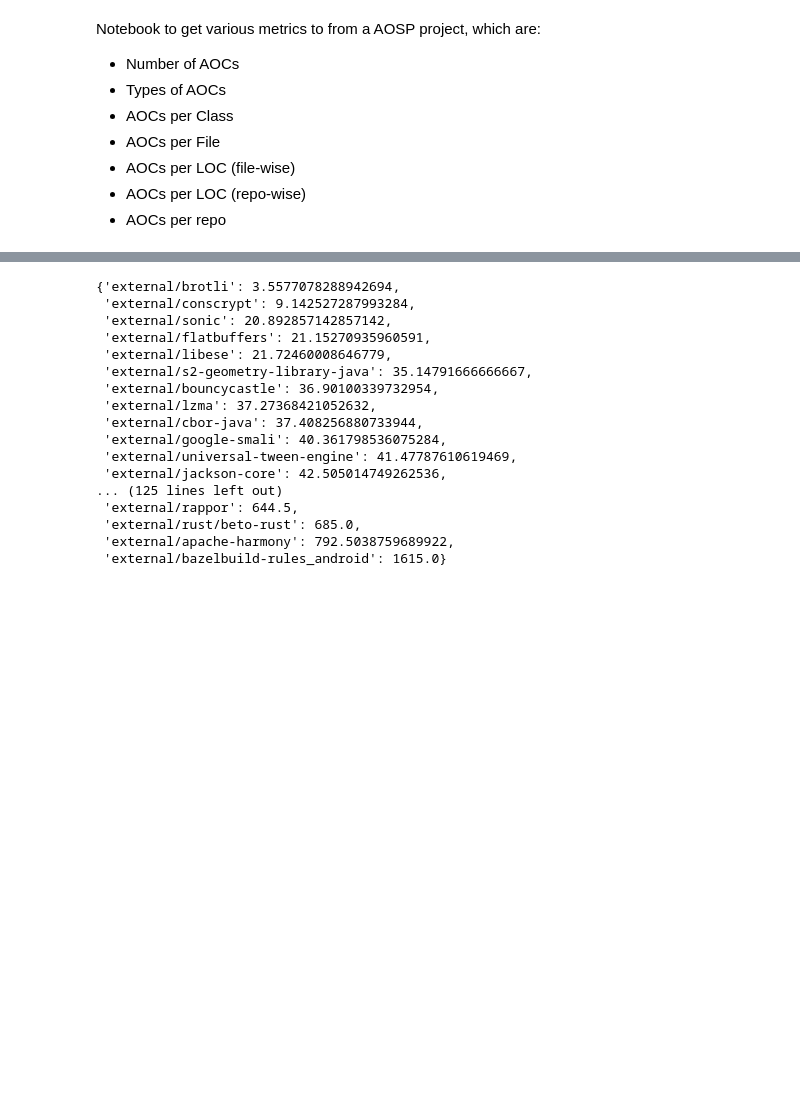
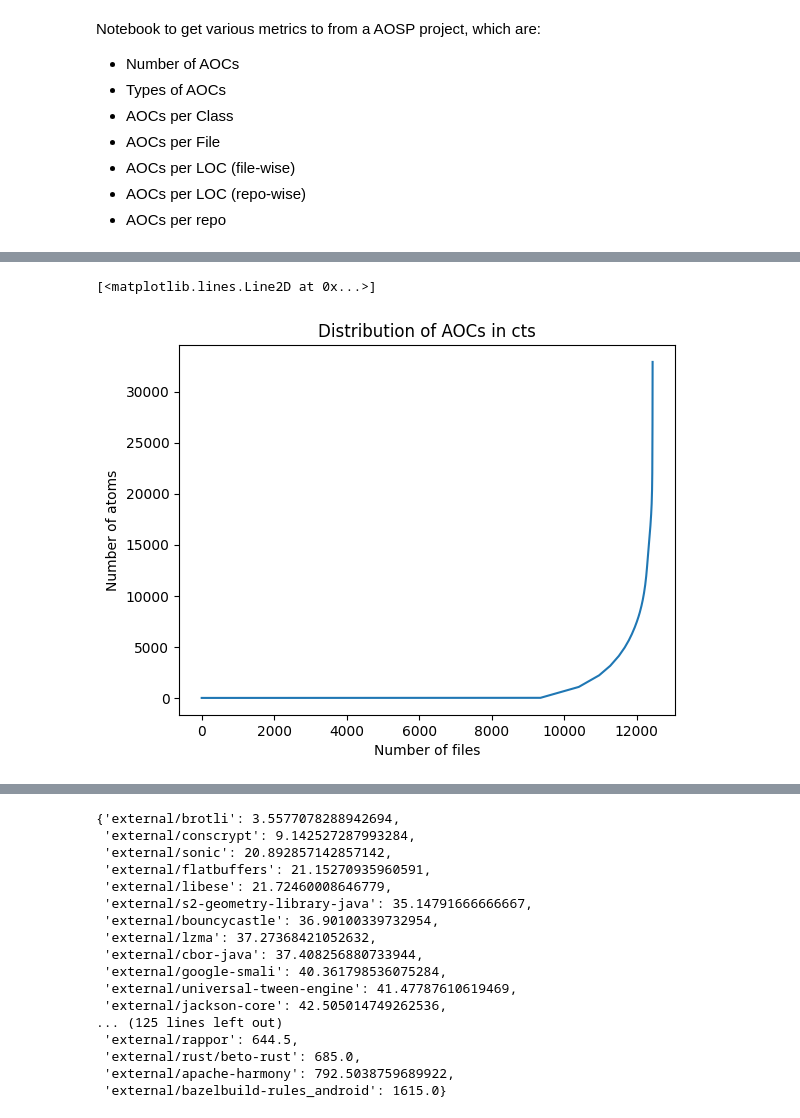
Before and after one commit to davitabosa12/aoc-android, a Jupyter notebook: analysis/aosp/metrics/aosp_ck_metrics.ipynb, the cells around one changed output, grey strips where cells are left out. Drawn from its saved outputs; the diff is of its cells as text; code cells hidden in the pictures; blank space fills up the shorter version.

Commit message:
matplotlib

```diff
--- a/analysis/aosp/metrics/aosp_ck_metrics.ipynb
+++ b/analysis/aosp/metrics/aosp_ck_metrics.ipynb
@@ -61,7 +63,7 @@ def report_aocs_per_repo(project_name) -> float:
 
 
 def report_aocs_per_repo_aospwise():
-    sql = "SELECT count(id) FROM aoc_reports GROUP BY project_name "
+    sql = "SELECT project_name, count(id) as qty_aocs FROM aoc_reports GROUP BY project_name ORDER BY qty_aocs DESC"
     cursor = connection.execute(sql)
     output = {}
     for proj_name, aoc_count in cursor:
@@ -85,11 +87,36 @@ def report_files_without_aocs(project_name) -> list:
     files_with_aoc = report_files_with_aocs(project_name)
     return [file for file in all_files if file not in files_with_aoc]
 
+def get_aocs(file_name) -> list:
+    sql = f"SELECT * from aoc_reports WHERE path = '{file_name}'"
+    cursor = connection.execute(sql)
+    return [tuple(tup) for tup in cursor]
+
+def report_number_of_aocs_in_files(project_name) -> dict:
+    sql = f"""
+    SELECT files.path, coalesce(aoc_count, 0) AS count_aocs
+    FROM files
+    LEFT JOIN
+    (SELECT aoc_reports.path AS aoc_reports_path, count(id) AS aoc_count
+    FROM aoc_reports
+    WHERE project_name = '{project_name}'
+    GROUP BY aoc_reports.path)
+    ON files.path = aoc_reports_path
+    WHERE files.project_name = '{project_name}'
+    ORDER BY count_aocs DESC;
+    """
+    cursor = connection.execute(sql)
+    return {k: v for k,v in cursor}
+
+def report_cdf_curve_presence_of_aocs(project_name) -> np.array:
+    aocs_amt = [x for x in reversed(report_number_of_aocs_in_files(project_name).values())]
+    return np.cumsum(aocs_amt)
+
+
 def report_list_of_repos() -> list:
     sql = "SELECT name FROM projects"
     cursor = connection.execute(sql)
     return [tup[0] for tup in cursor]
-
 
 
 def make_report(project_name):
@@ -101,8 +128,8 @@ def make_report(project_name):
     for k,v in report_types_of_aocs(project_name).items():
         report.append(f"{k}: {v}")
     report.append("")
-    report.append("Atom rate per Line of Code (Top 10 files)")
-    for k,v in itertools.islice(report_aocs_per_loc_filewise(project_name).items(), 10):
+    report.append("Atom rate per Line of Code (Top 5 files)")
+    for k,v in itertools.islice(report_aocs_per_loc_filewise(project_name).items(), 5):
         report.append(f"{k}: {v}")
     report.append("")
     report.append("General Metrics")
@@ -115,0 +163,11 @@ def make_report(project_name):
+# %%
+project = 'cts'
+cdf = report_cdf_curve_presence_of_aocs(project)
+X = np.arange(start = 1, stop = report_number_of_files(project) + 1, step=1)
+plt.title(f"Distribution of AOCs in {project}")
+plt.xlabel("Number of files")
+plt.ylabel("Number of atoms")
+plt.plot(X, cdf)
+# %% [output]
+[<matplotlib.lines.Line2D at 0x...>]
+[figure, added]
```
Also changed, not shown: parts of 6 cells of this notebook.
